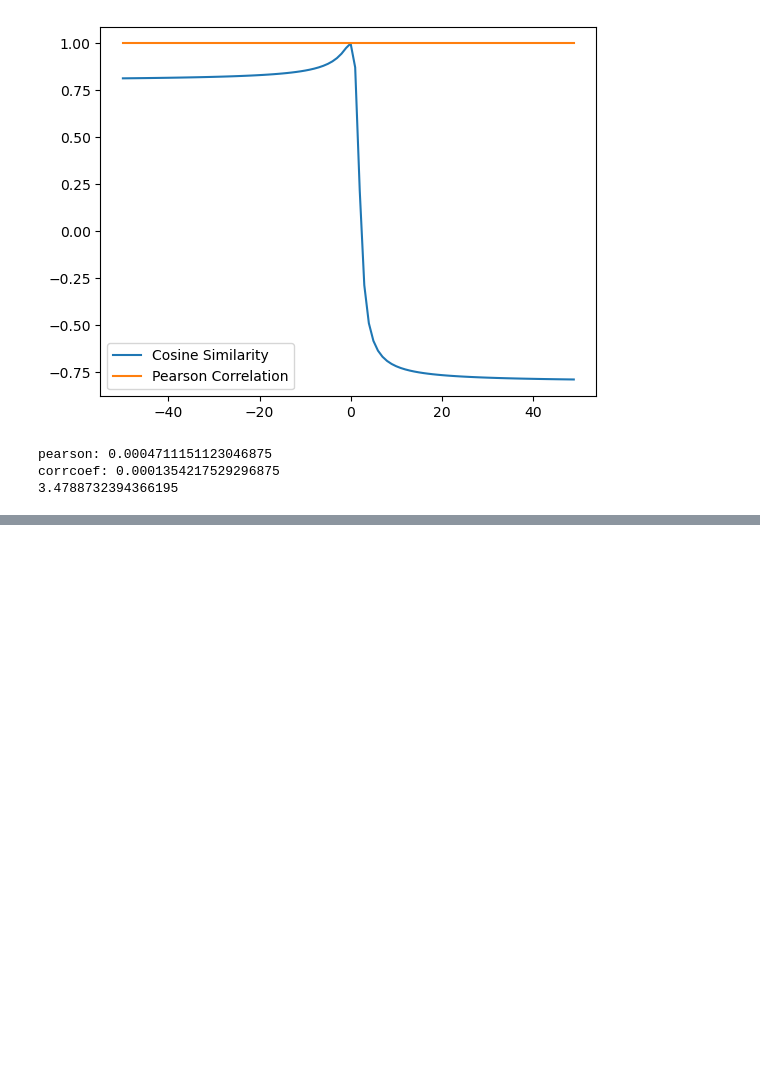
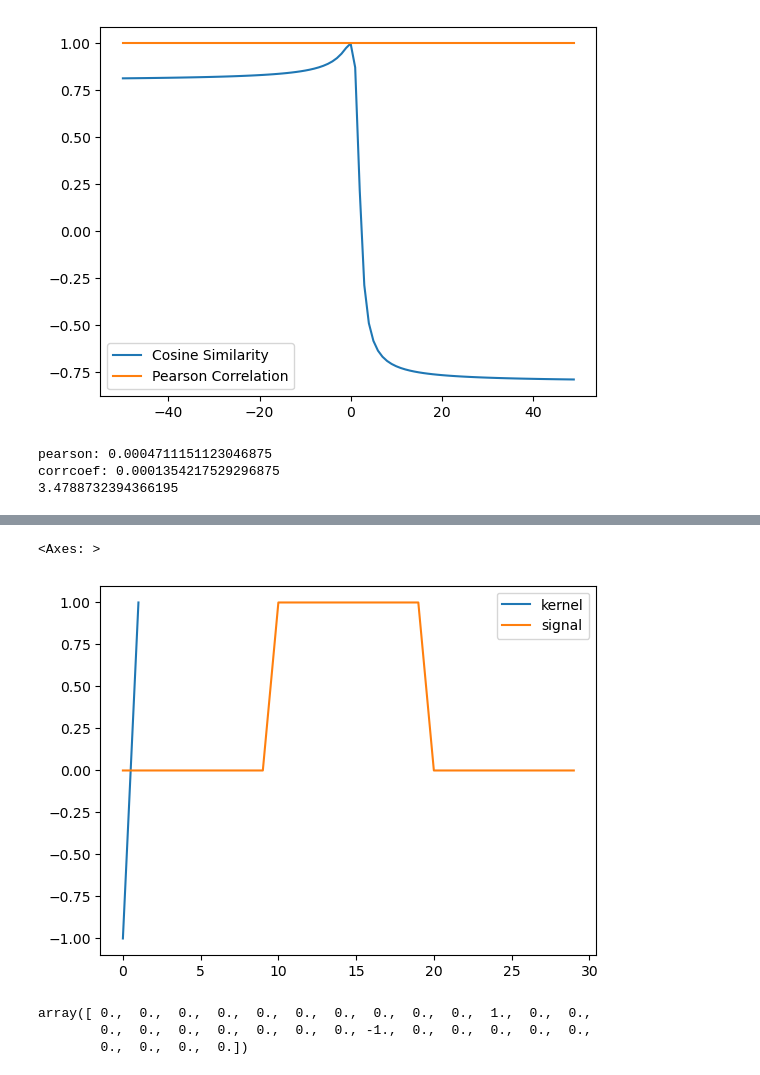
Before and after one commit to mohammadkhoubrou/Linear-Algebra-with-NumPy, a Jupyter notebook: chap4_pracitce.ipynb, the cells around one changed output, grey strips where cells are left out. Cells and saved outputs as stored; diff of their text form; code cells hidden in the pictures; blank space fills up the shorter version.

```diff
--- a/chap4_pracitce.ipynb
+++ b/chap4_pracitce.ipynb
@@ -69,0 +82,15 @@ corrcoef: 0.0001354217529296875
+# %%
+sns.lineplot(data=kernel,label="kernel")
+sns.lineplot(data=signal,label="signal")
+# %% [output]
+<Axes: >
+[figure, added]
+# %%
+edge = np.zeros(len(signal))
+for i in range(1, len(signal)-1):
+    edge[i] = np.dot(kernel,signal[i-1:i+1])
+edge
+# %% [output]
+array([ 0.,  0.,  0.,  0.,  0.,  0.,  0.,  0.,  0.,  0.,  1.,  0.,  0.,
+        0.,  0.,  0.,  0.,  0.,  0.,  0., -1.,  0.,  0.,  0.,  0.,  0.,
+        0.,  0.,  0.,  0.])
```
Also changed, not shown: parts of 4 cells of this notebook.
